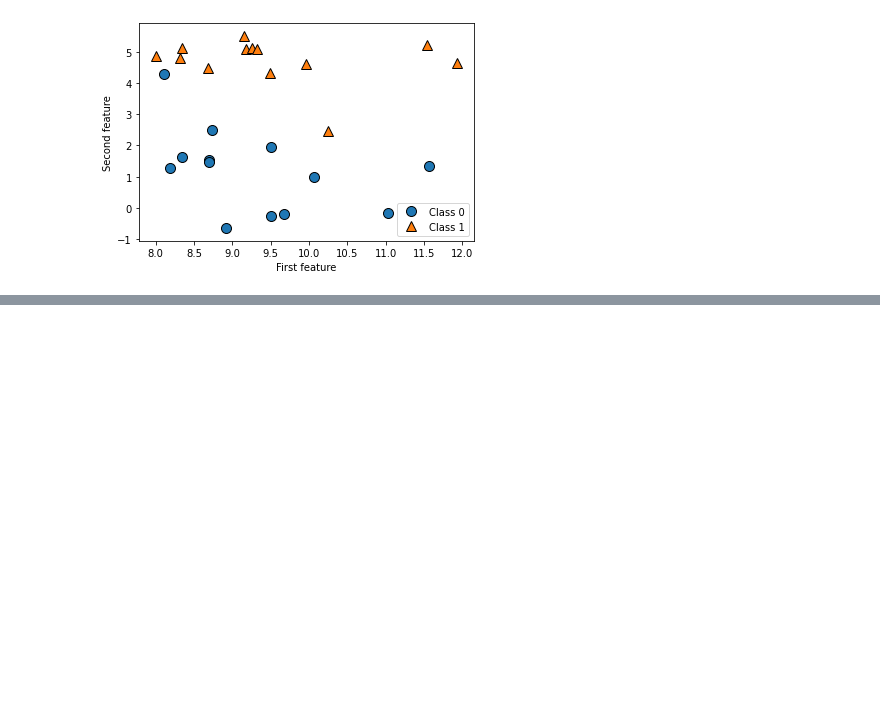
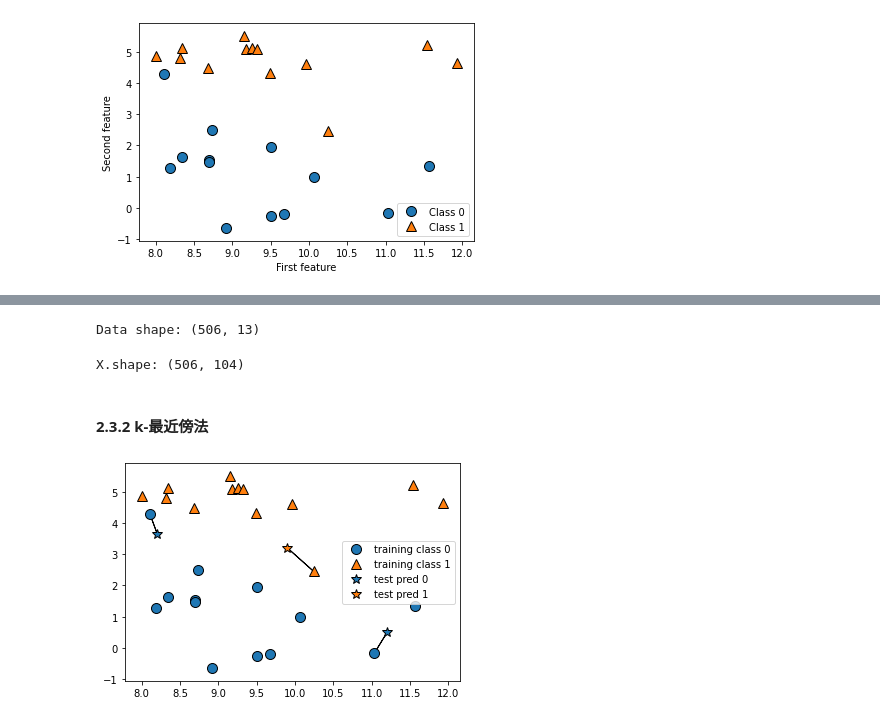
Before and after one commit to Mayokara/ML_Python, a Jupyter notebook: Chapter2.ipynb, the cells around one changed output, grey strips where cells are left out. Cells and saved outputs as stored; diff of their text form; code cells hidden in the pictures; blank space fills up the shorter version.

```diff
--- a/Chapter2.ipynb
+++ b/Chapter2.ipynb
@@ -22,0 +76,19 @@ X.shape: (26, 2)
+# %%
+# boston_housingデータセット(住宅価格の回帰データ)
+from sklearn.datasets import load_boston
+boston = load_boston()
+print("Data shape: {}".format(boston.data.shape))
+# %% [output]
+Data shape: (506, 13)
+# %%
+# 13の測定結果だけでなく、それぞれの積(交互作用)も見る。
+X, y = mglearn.datasets.load_extended_boston()
+print("X.shape: {}".format(X.shape))
+# %% [output]
+X.shape: (506, 104)
+# %% [markdown]
+#### 2.3.2 k-最近傍法
+# %%
+mglearn.plots.plot_knn_classification(n_neighbors=1)
+# %% [output]
+[figure, added]
```
Also changed, not shown: parts of 18 cells of this notebook.
